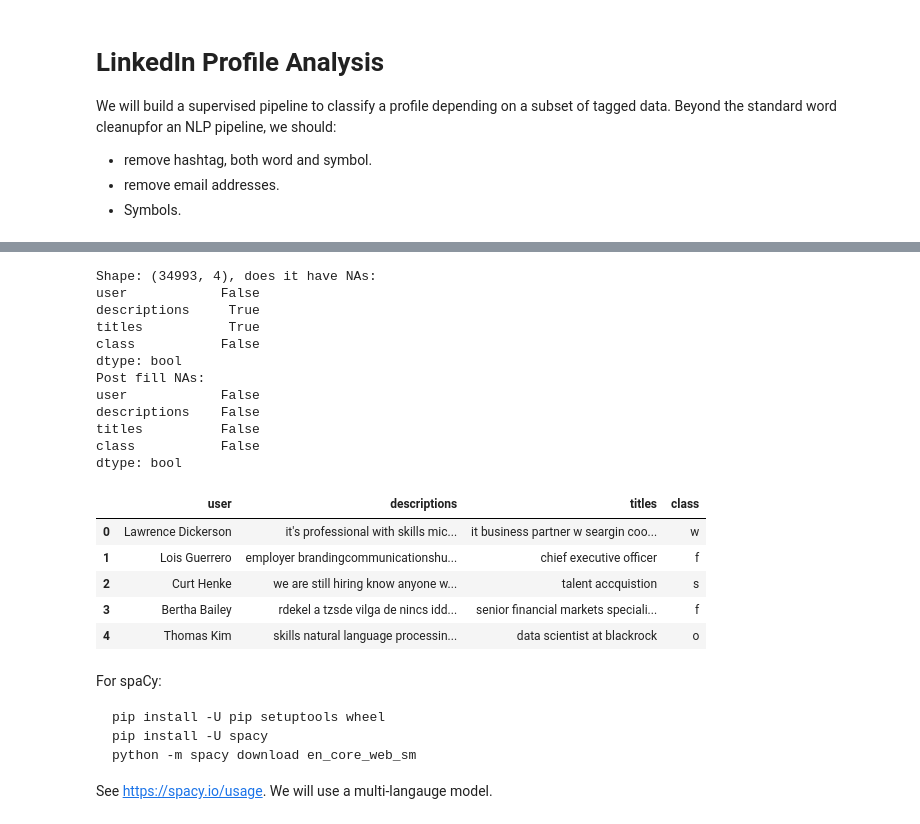
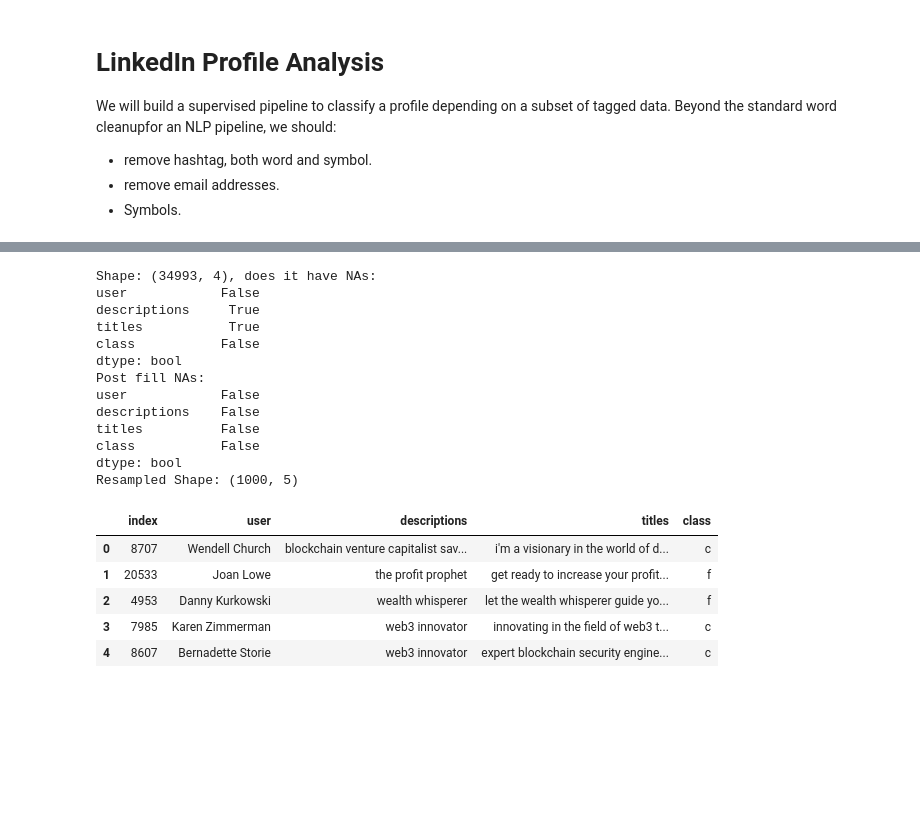
Before and after one commit to adamd1985/AugmentedLinkedInFun, a Jupyter notebook: notebooks/profilesAnalysis.ipynb, the cells around one changed output, grey strips where cells are left out. Saved outputs shown, nothing was run; the diff lists cells and outputs as text; code cells hidden in the pictures; blank space fills up the shorter version.

````diff
--- a/notebooks/profilesAnalysis.ipynb
+++ b/notebooks/profilesAnalysis.ipynb
@@ -24,36 +16,37 @@ Enabling notebook extension -...
 # %%
-data = pd.read_csv("./anonLinkedInProfiles.csv")
+DATA = "./anonLinkedInProfiles.csv"
+data = pd.concat([chunk for chunk in tqdm(pd.read_csv(DATA, chunksize=1000), desc=f'Loadin {DATA}')])
 print(f'Shape: {data.shape}, does it have NAs:\n{data.isna().any()}')
+
 data = data.dropna()
+data = data.drop(data[(data['descriptions'] == '') | (data['titles'] == '')].index)
+
 print(f'Post fill NAs:\n{data.isna().any()}')
 data['class'] = data['class'].apply(lambda x: x.lower())
+
+# For this exercise, keep it small.
+data = data.sample(1000)
+data = data.reset_index() # Reset index, since we will do operations on it!
+print(f'Resampled Shape: {data.shape}')
+
 data.head()
 # %% [output]
 Shape: (34993, 4), does it have NAs:
 user            False
 descriptions     True
 titles           True
 class           False
 dtype: bool
 Post fill NAs:
 user            False
 descriptions    False
 titles          False
 class           False
 dtype: bool
+Resampled Shape: (1000, 5)
-|  | user | descriptions | titles | class |
-| 0 | Lawrence Dickerson | it's professional with skills mic... | it business partner w seargin coo... | w |
-| 1 | Lois Guerrero | employer brandingcommunicationshu... | chief executive officer | f |
-| 2 | Curt Henke | we are still hiring know anyone w... | talent accquistion | s |
-| 3 | Bertha Bailey | rdekel a tzsde vilga de nincs idd... | senior financial markets speciali... | f |
-| 4 | Thomas Kim | skills natural language processin... | data scientist at blackrock | o |
+|  | index | user | descriptions | titles | class |
+| 0 | 8707 | Wendell Church | blockchain venture capitalist sav... | i'm a visionary in the world of d... | c |
+| 1 | 20533 | Joan Lowe | the profit prophet | get ready to increase your profit... | f |
+| 2 | 4953 | Danny Kurkowski | wealth whisperer | let the wealth whisperer guide yo... | f |
+| 3 | 7985 | Karen Zimmerman | web3 innovator | innovating in the field of web3 t... | c |
+| 4 | 8607 | Bernadette Storie | web3 innovator | expert blockchain security engine... | c |
-# %% [markdown]
-For spaCy:
-
-```
-pip install -U pip setuptools wheel
-pip install -U spacy
-python -m spacy download en_core_web_sm
-```
-
-See https://spacy.io/usage. We will use a multi-langauge model.
````
Also changed, not shown: parts of 22 cells of this notebook, 12 other files.
